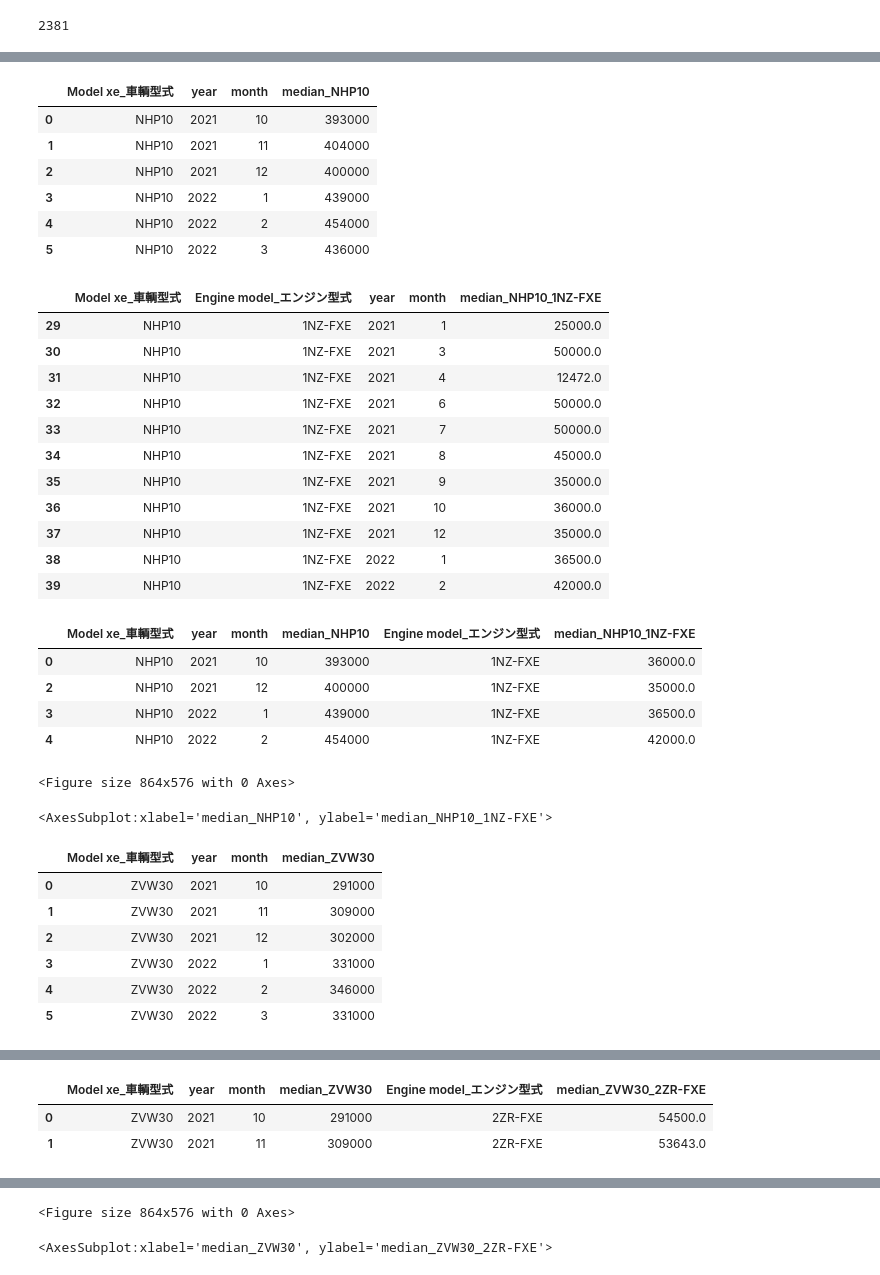
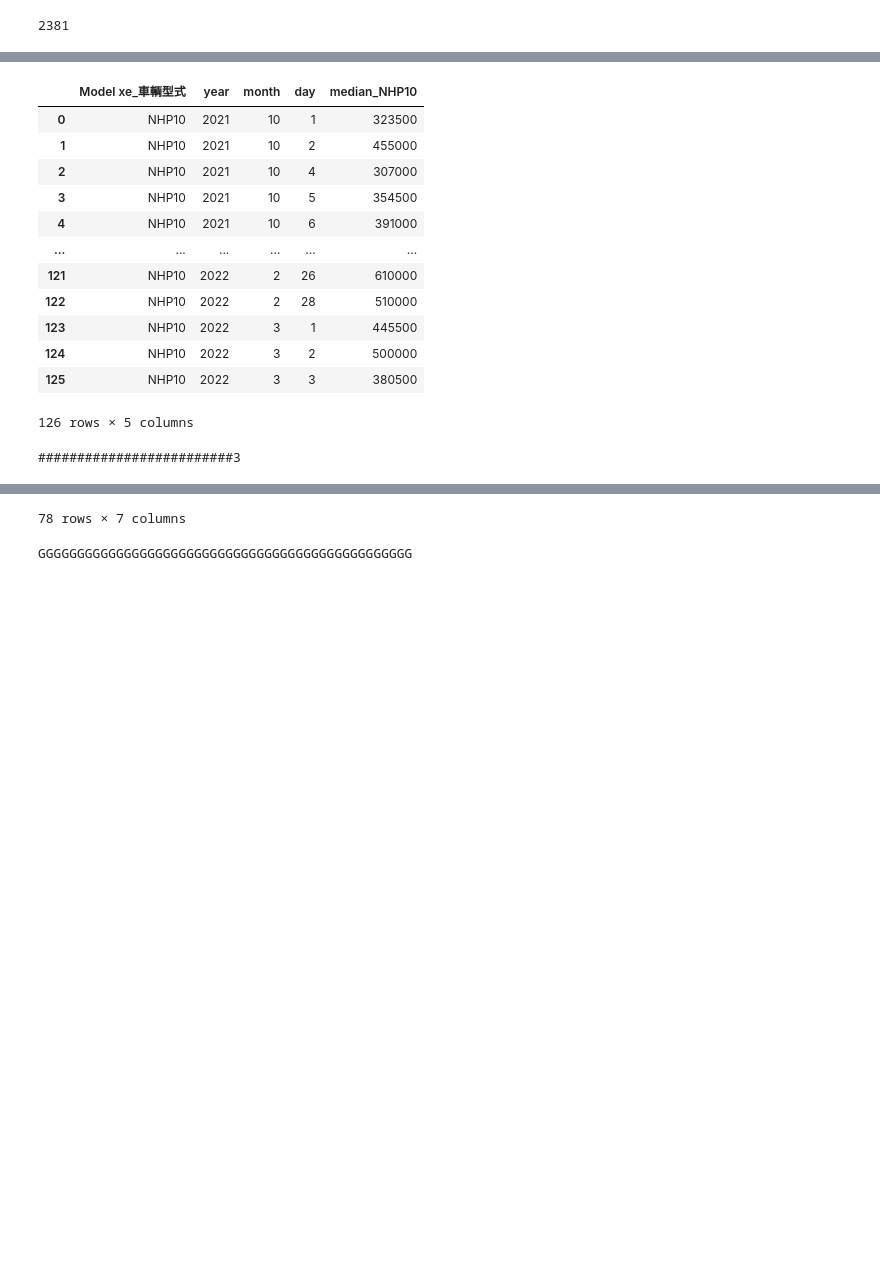
Before and after one commit to linhvu2661998/kaiho_v3, a Jupyter notebook: DatabaseData Analysis.ipynb, the cells around one changed output, grey strips where cells are left out. Cells and saved outputs as stored; diff of their text form; code cells hidden in the pictures; blank space fills up the shorter version.

```diff
--- a/DatabaseData Analysis.ipynb
+++ b/DatabaseData Analysis.ipynb
@@ -968,7 +968,7 @@ Index(['Vị trí_ロケーション', 'Ngày bán hàng_売上日', 'Tháng bá
 # %%
 filter_data_sell = df_add_feat_hybrid[df_add_feat_hybrid['Model xe_車輌型式'].isin(list_common_car_model)]
 filter_data_sell = filter_data_sell[filter_data_sell['Tên phụ tùng_商品名'] == 'エンジン']
-filter_data_sell = filter_data_sell[['Tên phụ tùng_商品名','Model xe_車輌型式','Engine model_エンジン型式','Tháng bán hàng_売上月','Năm bán hàng_売上年','Đơn giá bán hàng_売上単価']]
+filter_data_sell = filter_data_sell[['Tên phụ tùng_商品名','Model xe_車輌型式','Engine model_エンジン型式','Ngày bán hàng_売上日','Tháng bán hàng_売上月','Năm bán hàng_売上年','Đơn giá bán hàng_売上単価']]
 # %%
 filter_data_sell.isnull().sum()
 # %% [output]
@@ -982,4 +1003,6 @@ dtype: int64
 # %%
 filter_data_sell.dropna(inplace=True)
+# %%
+filter_data_sell = filter_data_sell[filter_data_sell['Năm bán hàng_売上年'] >=2021]
 # %%
 a = filter_data_sell.groupby(['Model xe_車輌型式']).size().sort_values(ascending = False)
@@ -989,6 +1024,6 @@ a.loc['NHP10']
 # %%
 filter_data_auction = df[df['vehicle_type'].isin(list_common_car_model)]
-filter_data_auction = filter_data_auction[filter_data_auction['vehicle_type'].isin(list_top4_model_car_aution)]
+# filter_data_auction = filter_data_auction[filter_data_auction['vehicle_type'].isin(list_top4_model_car_aution)]
 filter_data_auction
 # %% [output]
 |  | id | venue_name | event_at | exhibit_no | age | car_name1 | car_name2 | raw_vehicle_type | ... |
@@ -1007,5 +1062,6 @@ filter_data_auction
 # %%
 b = filter_data_auction.groupby(['vehicle_type']).size().sort_values(ascending = False)
-list_top4_model_car_aution = list(b.index[:4])
+list_top4_model_car_aution = list(b.index)
 list_top4_model_car_aution
+# b
 # %% [output]
@@ -1030,51 +1102,37 @@ filter_data_sell
 # %%
 for model in list_top4_model_car_aution:
     globals()[f'df_{model}_sell'.replace('-','')] = filter_data_sell[filter_data_sell['Model xe_車輌型式'] == model]
-    globals()[f'group_{model}_auction'.replace('-','')] = filter_data_auction[filter_data_auction['vehicle_type'] == model].groupby(['vehicle_type','year','month'])['price'].median().reset_index(name = f'median_{model}')
+    globals()[f'group_{model}_auction'.replace('-','')] = filter_data_auction[filter_data_auction['vehicle_type'] == model].groupby(['vehicle_type','year','month','day'])['price'].median().reset_index(name = f'median_{model}')
     globals()[f'group_{model}_auction'.replace('-','')].rename(columns = {'vehicle_type':'Model xe_車輌型式'},inplace = True)
     globals()[f'group_{model}_auction'.replace('-','')]
     list_unique_engine = list(globals()[f'df_{model}_sell'.replace('-','')]['Engine model_エンジン型式'].dropna().unique())
     for engine in list_unique_engine:
-         group_engine = globals()[f'df_{model}_sell'.replace('-','')][globals()[f'df_{model}_sell'.replace('-','')]['Engine model_エンジン型式'] == engine]
-         group_engine = globals()[f'df_{model}_sell'.replace('-','')].groupby(['Model xe_車輌型式','Engine model_エンジン型式','Năm bán hàng_売上年','Tháng bán hàng_売上月'])['Đơn giá bán hàng_売上単価'].median().reset_index(name=f'median_{model}_{engine}')
-         group_engine  = group_engine[group_engine['Năm bán hàng_売上年'] >= 2021]
-         group_engine.rename(columns={"Năm bán hàng_売上年":"year","Tháng bán hàng_売上月":"month"},inplace = True)
+         df_engine = globals()[f'df_{model}_sell'.replace('-','')][globals()[f'df_{model}_sell'.replace('-','')]['Engine model_エンジン型式'] == engine]
+         print("#########################3")
+         df_engine
+         group_engine = df_engine.groupby(['Model xe_車輌型式','Engine model_エンジン型式','Năm bán hàng_売上年','Tháng bán hàng_売上月','Ngày bán hàng_売上日'])['Đơn giá bán hàng_売上単価'].median().reset_index(name=f'median_{model}_{engine}')
+#          group_engine  = group_engine[group_engine['Năm bán hàng_売上年'] >= 2021]
+         print("GGGGGGGGGGGGGGGGGGGGGGGGGGGGGGGGGGGGGGGGGGGGGGGG")
          group_engine
-         data_join = pd.merge(globals()[f'group_{model}_auction'.replace('-','')], group_engine, on=['Model xe_車輌型式','year','month'],how = 'left')
+         group_engine.rename(columns={"Năm bán hàng_売上年":"year","Tháng bán hàng_売上月":"month",'Ngày bán hàng_売上日':'day'},inplace = True)
+#          group_engine
+         data_join = pd.merge(globals()[f'group_{model}_auction'.replace('-','')], group_engine, on=['Model xe_車輌型式','year','month','day'],how = 'left')
          data_join.dropna()
          plt.figure(figsize=(12,8))
          sns.scatterplot(x= f'median_{model}',y = f'median_{model}_{engine}',data = data_join)
+         del group_engine
 # %% [output]
-|  | Model xe_車輌型式 | year | month | median_NHP10 |
-| 0 | NHP10 | 2021 | 10 | 393000 |
-| 1 | NHP10 | 2021 | 11 | 404000 |
-| 2 | NHP10 | 2021 | 12 | 400000 |
-| 3 | NHP10 | 2022 | 1 | 439000 |
-| 4 | NHP10 | 2022 | 2 | 454000 |
-| 5 | NHP10 | 2022 | 3 | 436000 |
+|  | Model xe_車輌型式 | year | month | day | median_NHP10 |
+| 0 | NHP10 | 2021 | 10 | 1 | 323500 |
+| 1 | NHP10 | 2021 | 10 | 2 | 455000 |
+| 2 | NHP10 | 2021 | 10 | 4 | 307000 |
+| 3 | NHP10 | 2021 | 10 | 5 | 354500 |
+| 4 | NHP10 | 2021 | 10 | 6 | 391000 |
+| ... | ... | ... | ... | ... | ... |
+| 121 | NHP10 | 2022 | 2 | 26 | 610000 |
+| 122 | NHP10 | 2022 | 2 | 28 | 510000 |
+| 123 | NHP10 | 2022 | 3 | 1 | 445500 |
+| 124 | NHP10 | 2022 | 3 | 2 | 500000 |
+| 125 | NHP10 | 2022 | 3 | 3 | 380500 |
-|  | Model xe_車輌型式 | Engine model_エンジン型式 | year | month | median_NHP10_1NZ-FXE |
-| 29 | NHP10 | 1NZ-FXE | 2021 | 1 | 25000.0 |
-| 30 | NHP10 | 1NZ-FXE | 2021 | 3 | 50000.0 |
-| 31 | NHP10 | 1NZ-FXE | 2021 | 4 | 12472.0 |
-| 32 | NHP10 | 1NZ-FXE | 2021 | 6 | 50000.0 |
-| 33 | NHP10 | 1NZ-FXE | 2021 | 7 | 50000.0 |
-| 34 | NHP10 | 1NZ-FXE | 2021 | 8 | 45000.0 |
-| 35 | NHP10 | 1NZ-FXE | 2021 | 9 | 35000.0 |
-| 36 | NHP10 | 1NZ-FXE | 2021 | 10 | 36000.0 |
-| 37 | NHP10 | 1NZ-FXE | 2021 | 12 | 35000.0 |
-| 38 | NHP10 | 1NZ-FXE | 2022 | 1 | 36500.0 |
-| 39 | NHP10 | 1NZ-FXE | 2022 | 2 | 42000.0 |
-|  | Model xe_車輌型式 | year | month | median_NHP10 | Engine model_エンジン型式 | median_NHP10_1NZ-FXE |
-| 0 | NHP10 | 2021 | 10 | 393000 | 1NZ-FXE | 36000.0 |
-| 2 | NHP10 | 2021 | 12 | 400000 | 1NZ-FXE | 35000.0 |
-| 3 | NHP10 | 2022 | 1 | 439000 | 1NZ-FXE | 36500.0 |
-| 4 | NHP10 | 2022 | 2 | 454000 | 1NZ-FXE | 42000.0 |
-<Figure size 864x576 with 0 Axes>
+126 rows × 5 columns
-<AxesSubplot:xlabel='median_NHP10', ylabel='median_NHP10_1NZ-FXE'>
+#########################3
-|  | Model xe_車輌型式 | year | month | median_ZVW30 |
-| 0 | ZVW30 | 2021 | 10 | 291000 |
-| 1 | ZVW30 | 2021 | 11 | 309000 |
-| 2 | ZVW30 | 2021 | 12 | 302000 |
-| 3 | ZVW30 | 2022 | 1 | 331000 |
-| 4 | ZVW30 | 2022 | 2 | 346000 |
-| 5 | ZVW30 | 2022 | 3 | 331000 |
@@ -1093,3 +1138,0 @@ for model in list_top4_model_car_aution:
-|  | Model xe_車輌型式 | year | month | median_ZVW30 | Engine model_エンジン型式 | median_ZVW30_2ZR-FXE |
-| 0 | ZVW30 | 2021 | 10 | 291000 | 2ZR-FXE | 54500.0 |
-| 1 | ZVW30 | 2021 | 11 | 309000 | 2ZR-FXE | 53643.0 |
@@ -1096,2 +1151,2 @@ for model in list_top4_model_car_aution:
-<Figure size 864x576 with 0 Axes>
+78 rows × 7 columns
-<AxesSubplot:xlabel='median_ZVW30', ylabel='median_ZVW30_2ZR-FXE'>
+GGGGGGGGGGGGGGGGGGGGGGGGGGGGGGGGGGGGGGGGGGGGGGGG
```
Also changed, not shown: parts of 12 cells of this notebook.
